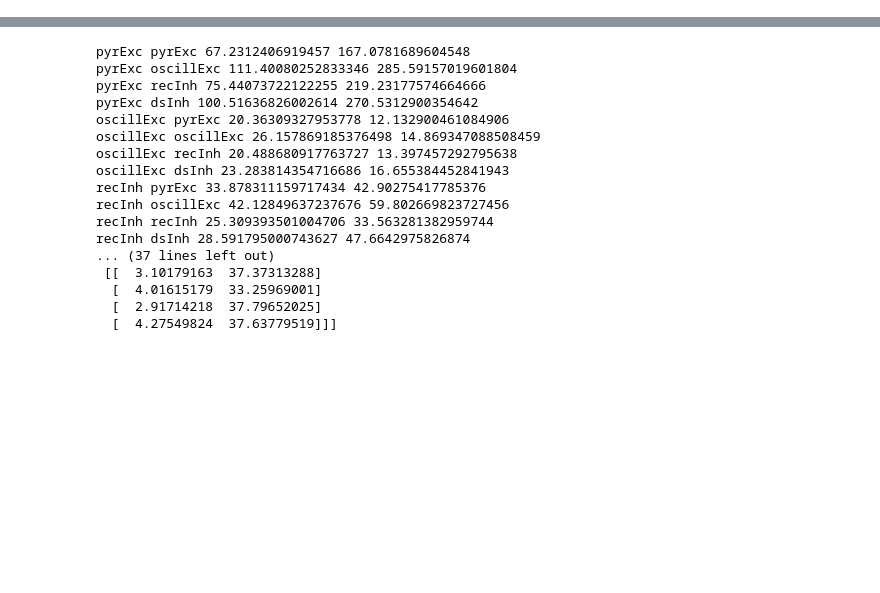
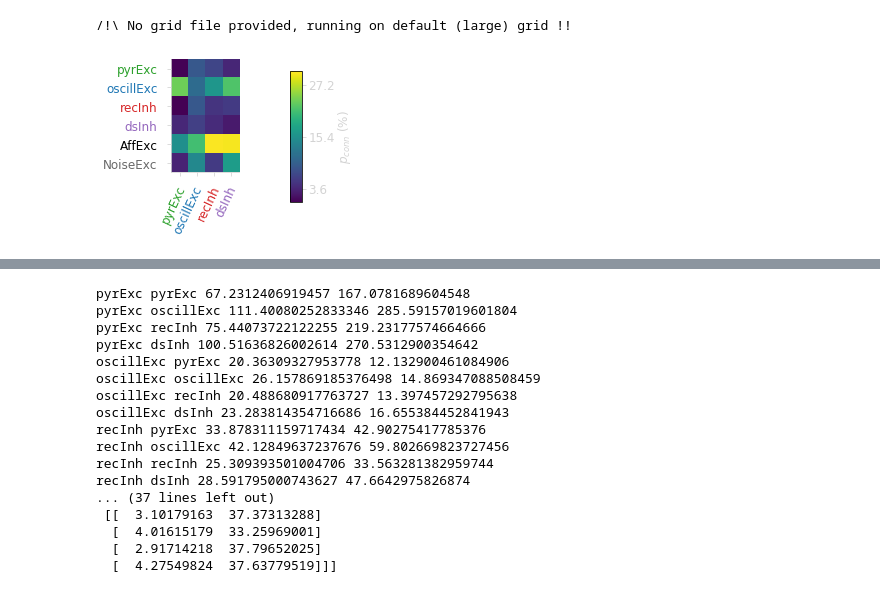
Before and after one commit to yzerlaut/spkNtwk-cortStatesWakefulness, a Jupyter notebook: notebook.ipynb, the cells around one changed output, grey strips where cells are left out. Drawn from its saved outputs; the diff is of its cells as text; code cells hidden in the pictures; blank space fills up the shorter version.

```diff
--- a/notebook.ipynb
+++ b/notebook.ipynb
@@ -6,6 +5,8 @@ from neural_network_dynamics import main as ntwk
 import time
 # %%
-from model import Model, REC_POPS, AFF_POPS
-from iterative_random_search import InterativeSearch
-search = InterativeSearch(Model,previous_batch_folder='batch1',run=False)
-search.load_results()
+from model import Model
+from iterative_random_search import IterativeSearch, load_results
+search = IterativeSearch(Model, run=False, folder='data/batch2bis')
+results = load_results('data/batch2bis')
+# %% [output]
+/!\ No grid file provided, running on default (large) grid !!
@@ -13,0 +13,9 @@ Matrix = search.result['configs'][np.argmin(search.result['residuals'])]
+# %%
+results = load_results('data/batch2bis')
+imin = np.argmin(results['residuals'])
+Matrix = results['configs'][imin]
+translate_SynapseMatrix_into_connectivity_proba(Matrix, Model)
+from ntwk_sim import plot_matrix
+plot_matrix(Model, ge=ge);
+# %% [output]
+[figure, added]
```
Also changed, not shown: parts of 14 cells of this notebook, 3 other files.
